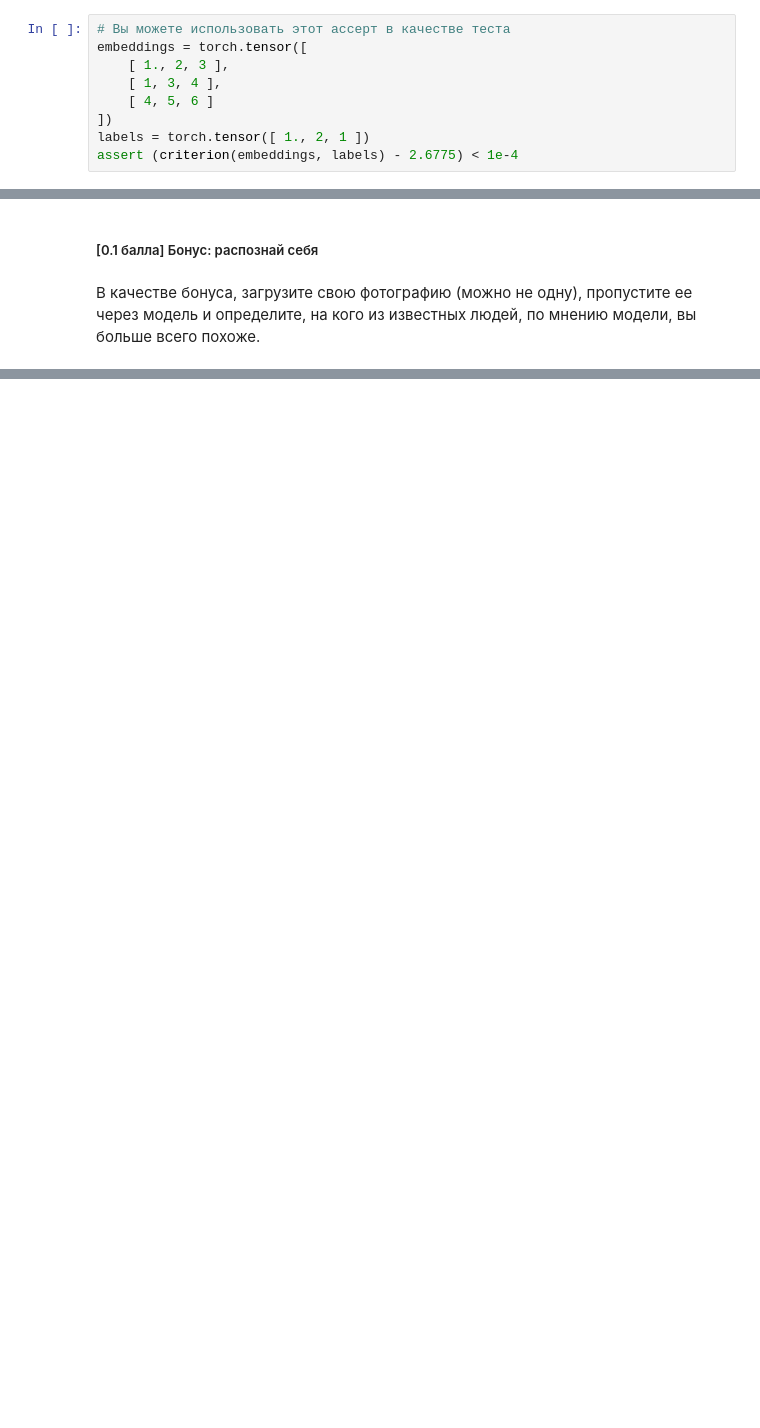
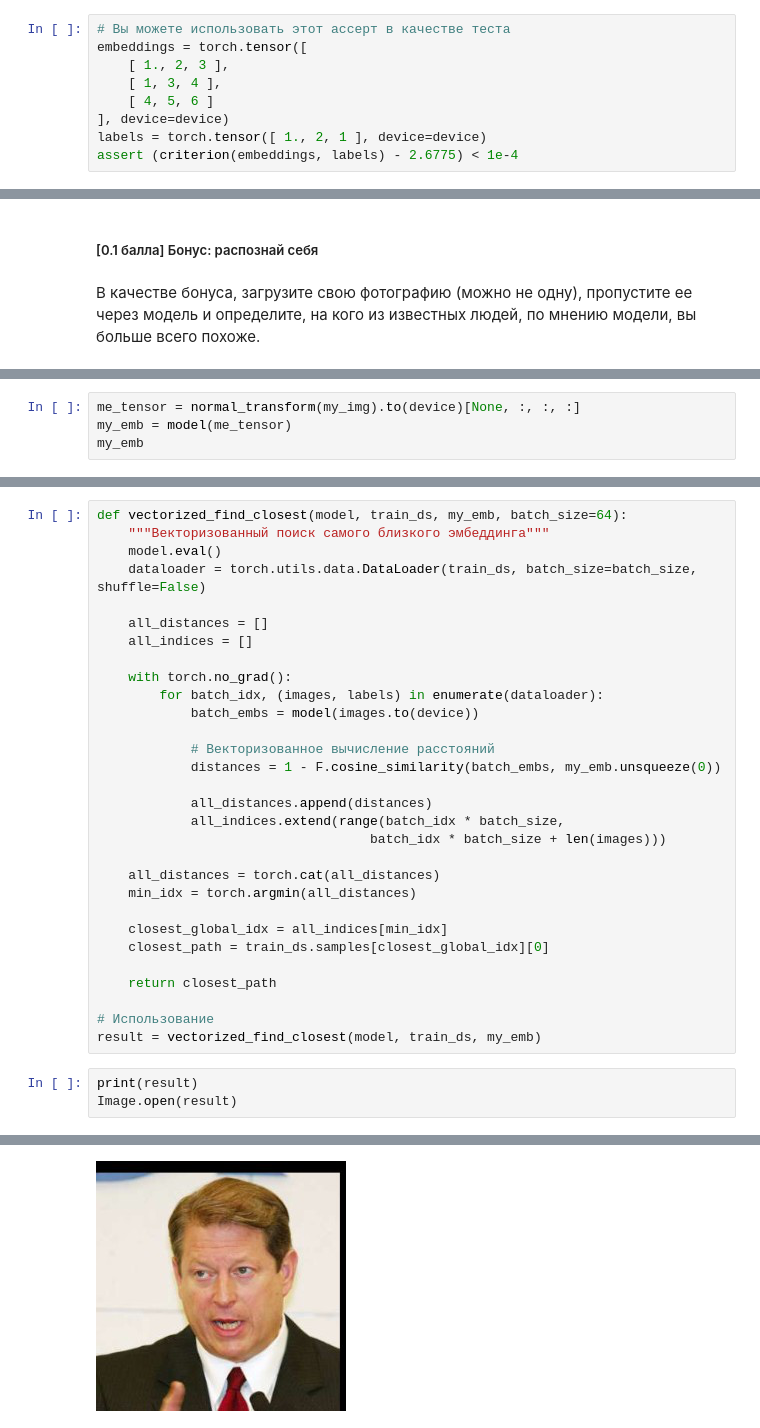
Before and after one commit to Bosbobos/IAD, a Jupyter notebook: DeepLearningBasics/hw02_img/homework_02.ipynb, the cells around one changed output, grey strips where cells are left out. Drawn from its saved outputs; the diff is of its cells as text; blank space fills up the shorter version.

```diff
--- a/DeepLearningBasics/hw02_img/homework_02.ipynb
+++ b/DeepLearningBasics/hw02_img/homework_02.ipynb
@@ -473,8 +560,8 @@ embeddings = torch.tensor([
     [ 1., 2, 3 ],
     [ 1, 3, 4 ],
     [ 4, 5, 6 ]
-])
-labels = torch.tensor([ 1., 2, 1 ])
+], device=device)
+labels = torch.tensor([ 1., 2, 1 ], device=device)
 assert (criterion(embeddings, labels) - 2.6775) < 1e-4
 # %% [markdown]
 ##### [3 балла] Задание 3.2. Обучение.
@@ -520,0 +789,4 @@ get_score(get_auc_roc(model))
+# %%
+me_tensor = normal_transform(my_img).to(device)[None, :, :, :]
+my_emb = model(me_tensor)
+my_emb
@@ -520,0 +813,34 @@ get_score(get_auc_roc(model))
+# %%
+def vectorized_find_closest(model, train_ds, my_emb, batch_size=64):
+    """Векторизованный поиск самого близкого эмбеддинга"""
+    model.eval()
+    dataloader = torch.utils.data.DataLoader(train_ds, batch_size=batch_size, shuffle=False)
+
+    all_distances = []
+    all_indices = []
+
+    with torch.no_grad():
+        for batch_idx, (images, labels) in enumerate(dataloader):
+            batch_embs = model(images.to(device))
+
+            # Векторизованное вычисление расстояний
+            distances = 1 - F.cosine_similarity(batch_embs, my_emb.unsqueeze(0))
+
+            all_distances.append(distances)
+            all_indices.extend(range(batch_idx * batch_size,
+                                   batch_idx * batch_size + len(images)))
+
+    all_distances = torch.cat(all_distances)
+    min_idx = torch.argmin(all_distances)
+
+    closest_global_idx = all_indices[min_idx]
+    closest_path = train_ds.samples[closest_global_idx][0]
+
+    return closest_path
+
+# Использование
+result = vectorized_find_closest(model, train_ds, my_emb)
+# %%
+print(result)
+Image.open(result)
+# %% [output]
@@ -520,0 +848 @@ get_score(get_auc_roc(model))
+[figure, added]
```
Also changed, not shown: parts of 24 cells of this notebook, 1 other file.
